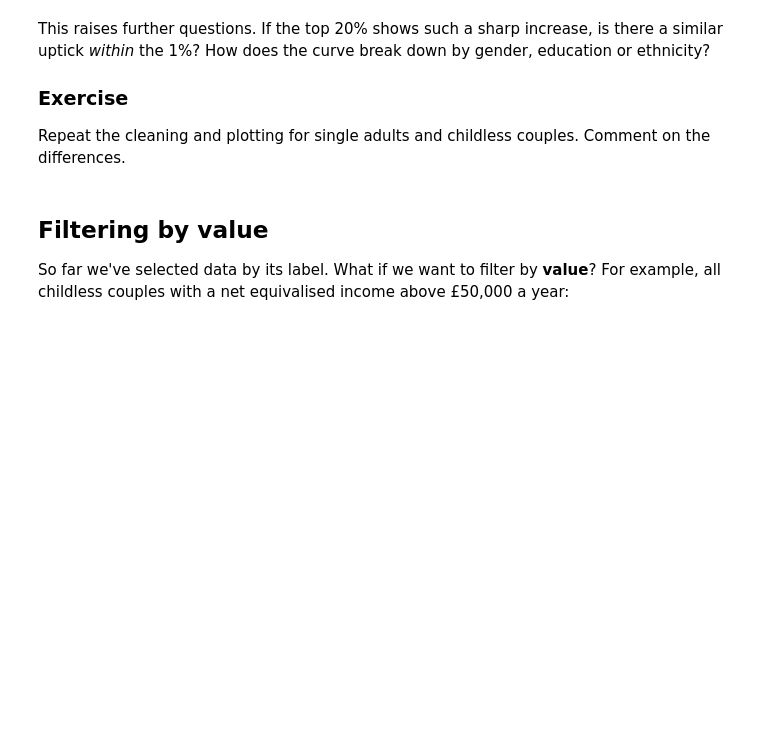
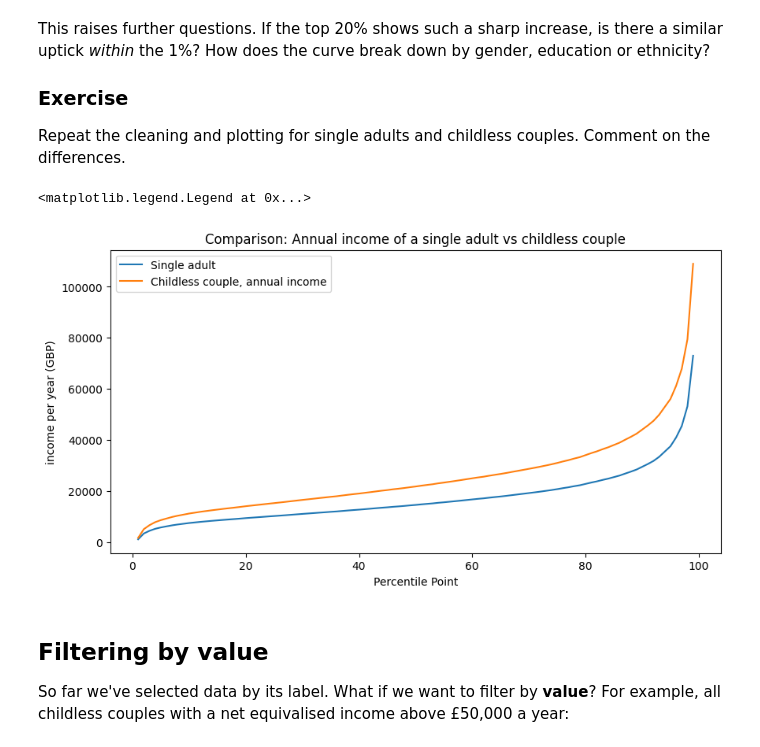
Before and after one commit to AlexiaNabok28/QM2, a Jupyter notebook: notebooks/W02. Pandas.ipynb, the cells around one changed output. Cells and saved outputs as stored; diff of their text form; code cells hidden in the pictures; blank space fills up the shorter version.

```diff
--- a/notebooks/W02. Pandas.ipynb
+++ b/notebooks/W02. Pandas.ipynb
@@ -248,7 +245,18 @@ This raises further questions. If the top 20% shows such a sharp increase, is th
 
 Repeat the cleaning and plotting for single adults and childless couples. Comment on the differences.
 # %%
-# your code here
+clean = income[["Single adult", "Childless couple, annual income"]]
+clean = clean.replace(",", "", regex=True).astype(float)
+clean.head()
+clean.plot()
+plt.title("Comparison: Annual income of a single adult vs childless couple")
+plt.ylabel("income per year (GBP)")
+plt.legend()
+#The annual income of the single adult and childless couple both increase exponentially towards the higher percentile (90 - 100).The single adult has a lower income than the childless couple (this makes logical sense as the couple includes the annual income of two individuals instead of just one. However, it should be noted that the income is not double that of the single adults).
+# The vertical distance between the two lines increases around the 60th to 90th percentile, then becoming closer at the 99th-100th percentile. This indicates that there is a much bigger gap in annual income among the richer portion of the population.
+# %% [output]
+<matplotlib.legend.Legend at 0x...>
+[figure, added]
 # %% [markdown]
 ## Filtering by value
 
```
Also changed, not shown: parts of 8 cells of this notebook.
